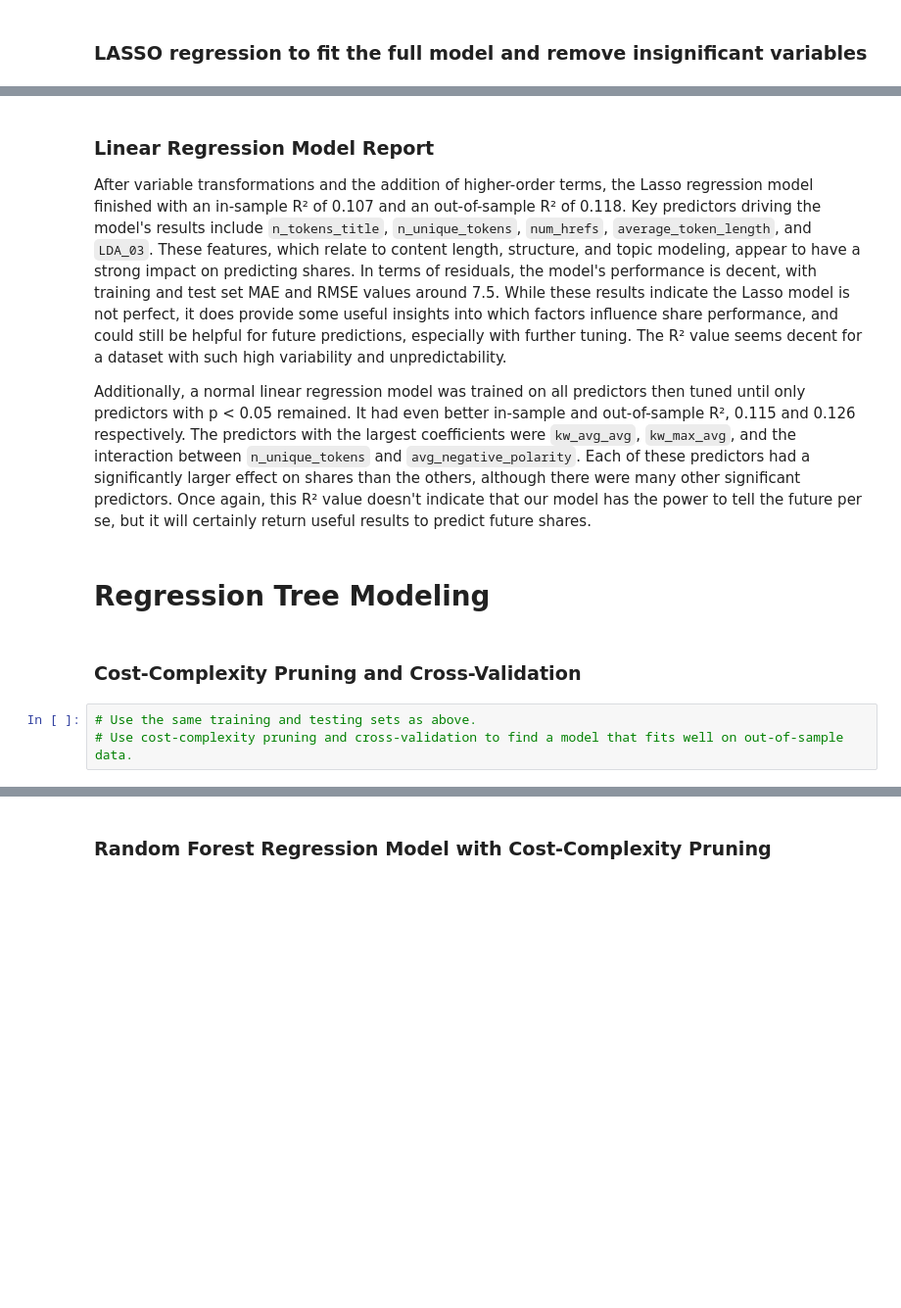
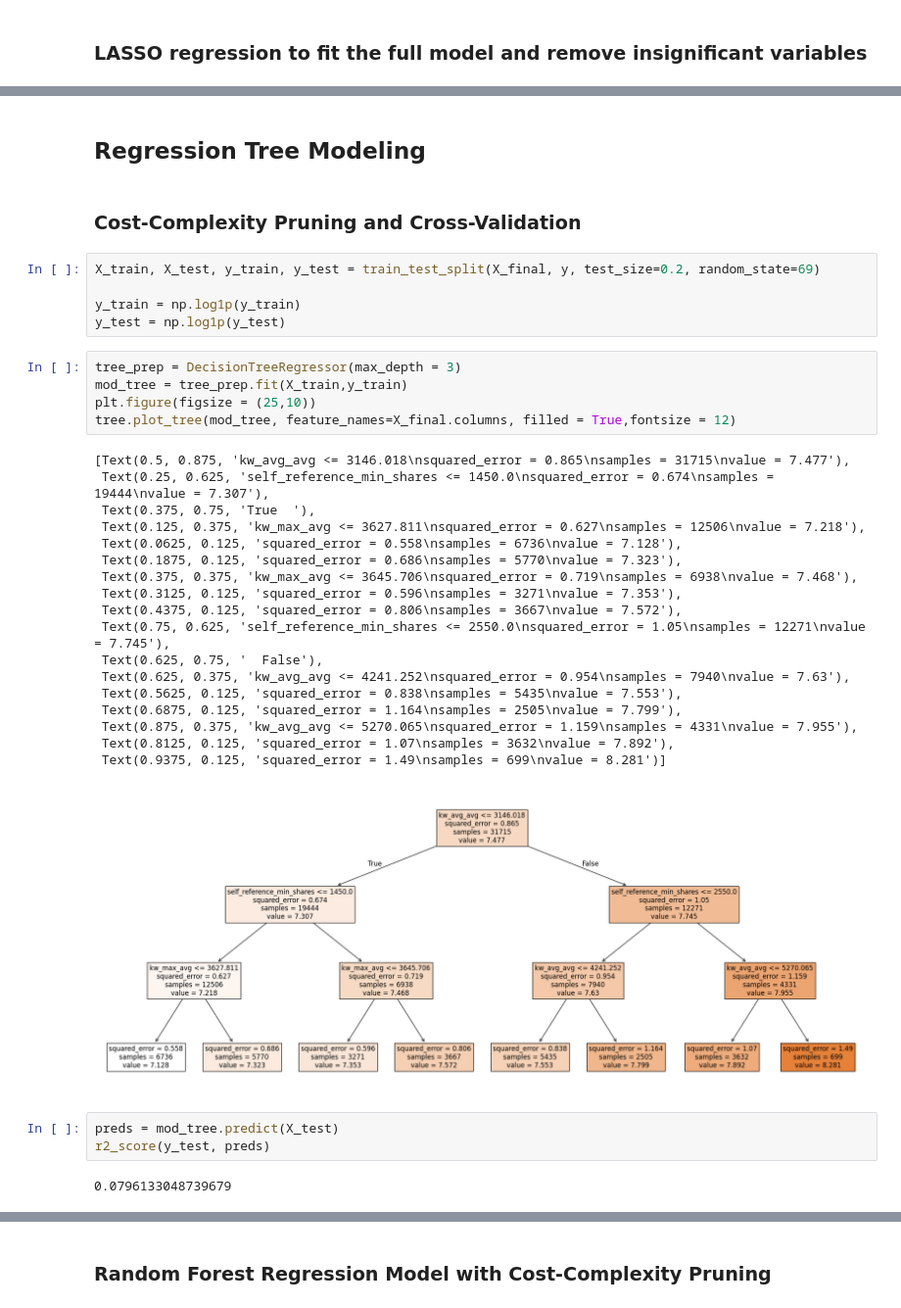
Before and after one commit to stat220/final-lab-group-18, a Jupyter notebook: Stat_220_Final_Lab.ipynb, the cells around one changed output, grey strips where cells are left out. Shown at 98% size. Cells and saved outputs as stored; diff of their text form; blank space fills up the shorter version.

Commit message:
add regression and conclusion

```diff
--- a/Stat_220_Final_Lab.ipynb
+++ b/Stat_220_Final_Lab.ipynb
@@ -360,15 +437,40 @@ In-Sample RMSE: 7.529151631209235
 Out-of-Sample MAE: 7.467965717418089
 Out-of-Sample RMSE: 7.518378814525406
-# %% [markdown]
-### Linear Regression Model Report
-
-After variable transformations and the addition of higher-order terms, the Lasso regression model finished with an in-sample R² of 0.107 and an out-of-sample R² of 0.118. Key predictors driving the model's results include `n_tokens_title`, `n_unique_tokens`, `num_hrefs`, `average_token_length`, and `LDA_03`. These features, which relate to content length, structure, and topic modeling, appear to have a strong impact on predicting shares. In terms of residuals, the model's performance is decent, with training and test set MAE and RMSE values around 7.5. While these results indicate the Lasso model is not perfect, it does provide some useful insights into which factors influence share performance, and could still be helpful for future predictions, especially with further tuning. The R² value seems decent for a dataset with such high variability and unpredictability.
-
-Additionally, a normal linear regression model was trained on all predictors then tuned until only predictors with p < 0.05 remained. It had even better in-sample and out-of-sample R², 0.115 and 0.126 respectively. The predictors with the largest coefficients were `kw_avg_avg`, `kw_max_avg`, and the interaction between `n_unique_tokens` and `avg_negative_polarity`. Each of these predictors had a significantly larger effect on shares than the others, although there were many other significant predictors. Once again, this R² value doesn't indicate that our model has the power to tell the future per se, but it will certainly return useful results to predict future shares.
 # %% [markdown]
-# Regression Tree Modeling
+## Regression Tree Modeling
 # %% [markdown]
 ### Cost-Complexity Pruning and Cross-Validation
-# %%
-# Use the same training and testing sets as above.
-# Use cost-complexity pruning and cross-validation to find a model that fits well on out-of-sample data.
+# %%
+X_train, X_test, y_train, y_test = train_test_split(X_final, y, test_size=0.2, random_state=69)
+
+y_train = np.log1p(y_train)
+y_test = np.log1p(y_test)
+# %%
+tree_prep = DecisionTreeRegressor(max_depth = 3)
+mod_tree = tree_prep.fit(X_train,y_train)
+plt.figure(figsize = (25,10))
+tree.plot_tree(mod_tree, feature_names=X_final.columns, filled = True,fontsize = 12)
+# %% [output]
+[Text(0.5, 0.875, 'kw_avg_avg <= 3146.018\nsquared_error = 0.865\nsamples = 31715\nvalue = 7.477'),
+ Text(0.25, 0.625, 'self_reference_min_shares <= 1450.0\nsquared_error = 0.674\nsamples = 19444\nvalue = 7.307'),
+ Text(0.375, 0.75, 'True  '),
+ Text(0.125, 0.375, 'kw_max_avg <= 3627.811\nsquared_error = 0.627\nsamples = 12506\nvalue = 7.218'),
+ Text(0.0625, 0.125, 'squared_error = 0.558\nsamples = 6736\nvalue = 7.128'),
+ Text(0.1875, 0.125, 'squared_error = 0.686\nsamples = 5770\nvalue = 7.323'),
+ Text(0.375, 0.375, 'kw_max_avg <= 3645.706\nsquared_error = 0.719\nsamples = 6938\nvalue = 7.468'),
+ Text(0.3125, 0.125, 'squared_error = 0.596\nsamples = 3271\nvalue = 7.353'),
+ Text(0.4375, 0.125, 'squared_error = 0.806\nsamples = 3667\nvalue = 7.572'),
+ Text(0.75, 0.625, 'self_reference_min_shares <= 2550.0\nsquared_error = 1.05\nsamples = 12271\nvalue = 7.745'),
+ Text(0.625, 0.75, '  False'),
+ Text(0.625, 0.375, 'kw_avg_avg <= 4241.252\nsquared_error = 0.954\nsamples = 7940\nvalue = 7.63'),
+ Text(0.5625, 0.125, 'squared_error = 0.838\nsamples = 5435\nvalue = 7.553'),
+ Text(0.6875, 0.125, 'squared_error = 1.164\nsamples = 2505\nvalue = 7.799'),
+ Text(0.875, 0.375, 'kw_avg_avg <= 5270.065\nsquared_error = 1.159\nsamples = 4331\nvalue = 7.955'),
+ Text(0.8125, 0.125, 'squared_error = 1.07\nsamples = 3632\nvalue = 7.892'),
+ Text(0.9375, 0.125, 'squared_error = 1.49\nsamples = 699\nvalue = 8.281')]
+[figure, added]
+# %%
+preds = mod_tree.predict(X_test)
+r2_score(y_test, preds)
+# %% [output]
+0.0796133048739679
```
Also changed, not shown: parts of 30 cells of this notebook.
